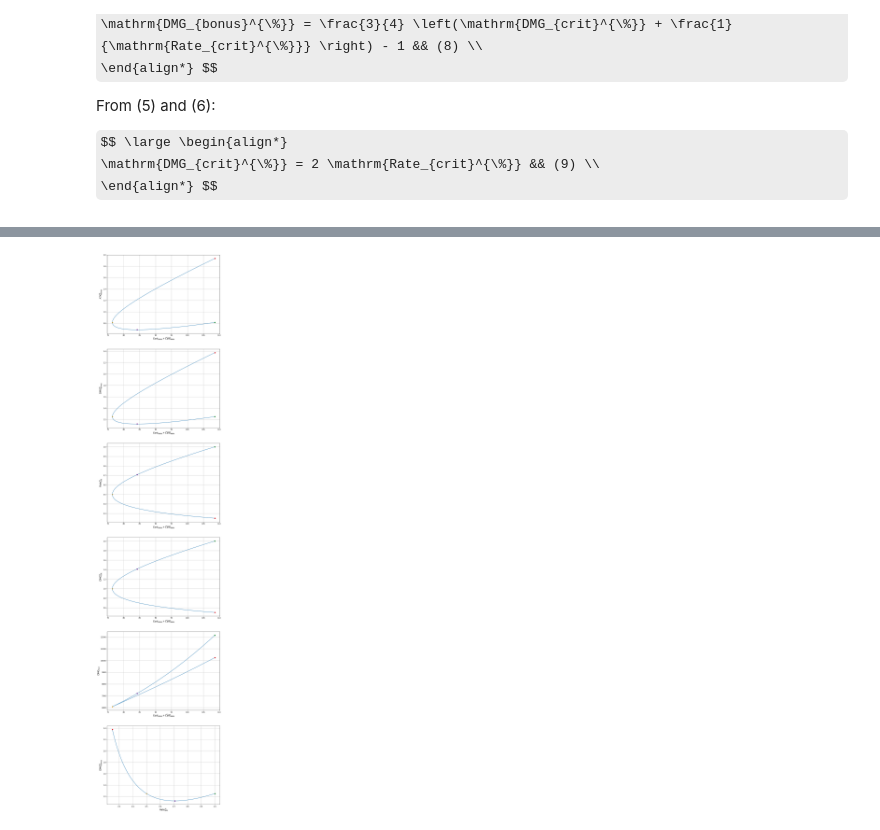
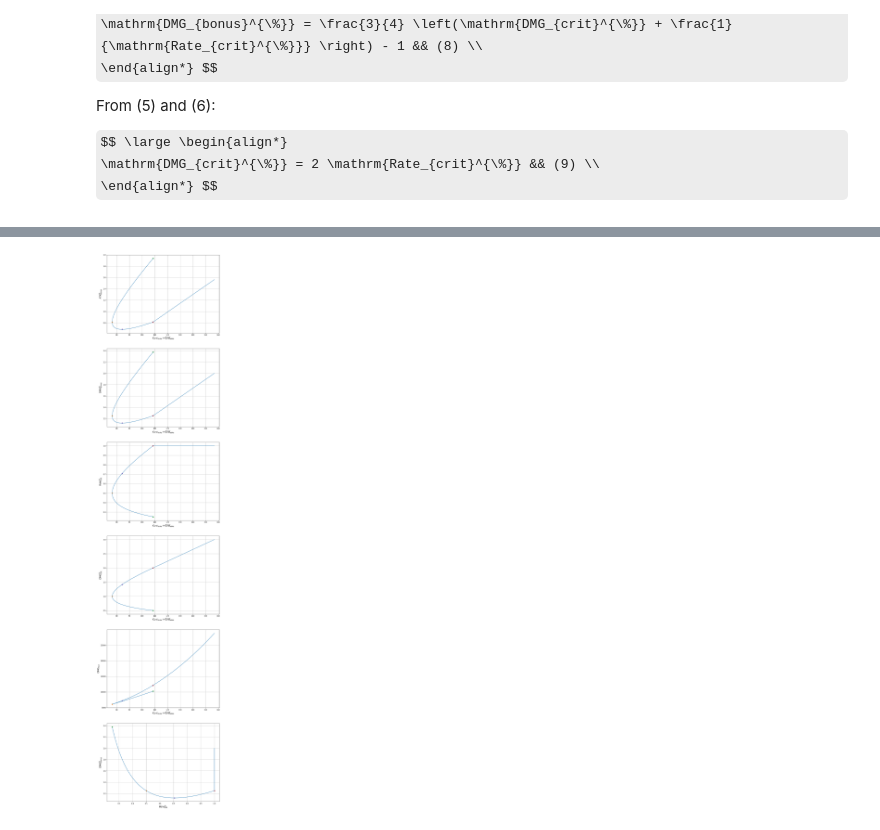
Before and after one commit to raolirom/genshin-notebooks, a Jupyter notebook: artifact-continuous-optimization.ipynb, the cells around one changed output, grey strips where cells are left out. Drawn from its saved outputs; the diff is of its cells as text; code cells hidden in the pictures; some formulas as TeX source.

Commit message:
extended plot after crit_rate = 1

```diff
--- a/artifact-continuous-optimization.ipynb
+++ b/artifact-continuous-optimization.ipynb
@@ -80,76 +80,88 @@ atk_bonus_R = dmg_bonus_R - atk_flat / atk_base
 dmg_out_R = (atk_base * (1 + atk_bonus_R) + atk_flat) * (1 + dmg_bonus_R) * (1 + rate_crit_R * dmg_crit_R)
 cost_R = atk_bonus_R/0.0466 + dmg_bonus_R/0.0466 + rate_crit_R/0.0311 + dmg_crit_R/0.0622
 
+dmg_crit_ext = np.linspace(2.0, 3.0, 1000)
+dmg_bonus_ext = (3/4) * (dmg_crit_ext + 1) - 1
+atk_bonus_ext = dmg_bonus_ext - atk_flat / atk_base
+dmg_out_ext = (atk_base * (1 + atk_bonus_ext) + atk_flat) * (1 + dmg_bonus_ext) * (1 + dmg_crit_ext)
+cost_ext = atk_bonus_ext/0.0466 + dmg_bonus_ext/0.0466 + 1.0/0.0311 + dmg_crit_ext/0.0622
+
 fig, axs = pyplot.subplots(6, figsize=(12, 60))
 
 axs[0].set_ylabel(r'$\mathrm{ATK_{bonus}^{\%}}$', fontsize=14)
 axs[0].set_xlabel(r'$\mathrm{Cost_{stats}} + \mathrm{\widetilde{Cost}_{stats}}$', fontsize=14)
-axs[0].plot(cost, atk_bonus)
-axs[0].scatter(cost[0], atk_bonus[0], color='red')
-axs[0].scatter(cost[-1], atk_bonus[-1], color='green')
-axs[0].scatter(cost_M, atk_bonus_M, color='orange')
-axs[0].scatter(cost_R, atk_bonus_R, color='purple')
+axs[0].plot(cost, atk_bonus, color='C0')
+axs[0].plot(cost_ext, atk_bonus_ext, color='C0')
+axs[0].scatter(cost[0], atk_bonus[0], color='C2')
+axs[0].scatter(cost[-1], atk_bonus[-1], color='C3')
+axs[0].scatter(cost_M, atk_bonus_M, color='C1')
+axs[0].scatter(cost_R, atk_bonus_R, color='C4')
 axs[0].grid()
 
 axs[1].set_ylabel(r'$\mathrm{DMG_{bonus}^{\%}}$', fontsize=14)
 axs[1].set_xlabel(r'$\mathrm{Cost_{stats}} + \mathrm{\widetilde{Cost}_{stats}}$', fontsize=14)
-axs[1].plot(cost, dmg_bonus)
-axs[1].scatter(cost[0], dmg_bonus[0], color='red')
-axs[1].scatter(cost[-1], dmg_bonus[-1], color='green')
-axs[1].scatter(cost_M, dmg_bonus_M, color='orange')
-axs[1].scatter(cost_R, dmg_bonus_R, color='purple')
+axs[1].plot(cost, dmg_bonus, color='C0')
+axs[1].plot(cost_ext, dmg_bonus_ext, color='C0')
+axs[1].scatter(cost[0], dmg_bonus[0], color='C2')
+axs[1].scatter(cost[-1], dmg_bonus[-1], color='C3')
+axs[1].scatter(cost_M, dmg_bonus_M, color='C1')
+axs[1].scatter(cost_R, dmg_bonus_R, color='C4')
 axs[1].grid()
 
 axs[2].set_ylabel(r'$\mathrm{Rate_{crit}^{\%}}$', fontsize=14)
 axs[2].set_xlabel(r'$\mathrm{Cost_{stats}} + \mathrm{\widetilde{Cost}_{stats}}$', fontsize=14)
-axs[2].plot(cost, rate_crit)
-axs[2].scatter(cost[0], rate_crit[0], color='red')
-axs[2].scatter(cost[-1], rate_crit[-1], color='green')
-axs[2].scatter(cost_M, rate_crit_M, color='orange')
-axs[2].scatter(cost_R, rate_crit_R, color='purple')
+axs[2].plot(cost, rate_crit, color='C0')
+axs[2].plot(cost_ext, [1]*1000, color='C0')
+axs[2].scatter(cost[0], rate_crit[0], color='C2')
+axs[2].scatter(cost[-1], rate_crit[-1], color='C3')
+axs[2].scatter(cost_M, rate_crit_M, color='C1')
+axs[2].scatter(cost_R, rate_crit_R, color='C4')
 axs[2].grid()
 
 axs[3].set_ylabel(r'$\mathrm{DMG_{crit}^{\%}}$', fontsize=14)
 axs[3].set_xlabel(r'$\mathrm{Cost_{stats}} + \mathrm{\widetilde{Cost}_{stats}}$', fontsize=14)
-axs[3].plot(cost, dmg_crit)
-axs[3].scatter(cost[0], dmg_crit[0], color='red')
-axs[3].scatter(cost[-1], dmg_crit[-1], color='green')
-axs[3].scatter(cost_M, dmg_crit_M, color='orange')
-axs[3].scatter(cost_R, dmg_crit_R, color='purple')
+axs[3].plot(cost, dmg_crit, color='C0')
+axs[3].plot(cost_ext, dmg_crit_ext, color='C0')
+axs[3].scatter(cost[0], dmg_crit[0], color='C2')
+axs[3].scatter(cost[-1], dmg_crit[-1], color='C3')
+axs[3].scatter(cost_M, dmg_crit_M, color='C1')
+axs[3].scatter(cost_R, dmg_crit_R, color='C4')
 axs[3].grid()
 
 axs[4].set_ylabel(r'$\mathrm{DMG_{out}}$', fontsize=14)
 axs[4].set_xlabel(r'$\mathrm{Cost_{stats}} + \mathrm{\widetilde{Cost}_{stats}}$', fontsize=14)
-axs[4].plot(cost, dmg_out)
-axs[4].scatter(cost[0], dmg_out[0], color='red')
-axs[4].scatter(cost[-1], dmg_out[-1], color='green')
-axs[4].scatter(cost_M, dmg_out_M, color='orange')
-axs[4].scatter(cost_R, dmg_out_R, color='purple')
+axs[4].plot(cost, dmg_out, color='C0')
+axs[4].plot(cost_ext, dmg_out_ext, color='C0')
+axs[4].scatter(cost[0], dmg_out[0], color='C2')
+axs[4].scatter(cost[-1], dmg_out[-1], color='C3')
+axs[4].scatter(cost_M, dmg_out_M, color='C1')
+axs[4].scatter(cost_R, dmg_out_R, color='C4')
 axs[4].grid()
 
 axs[5].set_ylabel(r'$\mathrm{DMG_{bonus}^{\%}}$', fontsize=14)
 axs[5].set_xlabel(r'$\mathrm{Rate_{crit}^{\%}}$', fontsize=14)
-axs[5].plot(rate_crit, dmg_bonus)
-axs[5].scatter(rate_crit[0], dmg_bonus[0], color='red')
-axs[5].scatter(rate_crit[-1], dmg_bonus[-1], color='green')
-axs[5].scatter(rate_crit_M, dmg_bonus_M, color='orange')
-axs[5].scatter(rate_crit_R, dmg_bonus_R, color='purple')
+axs[5].plot(rate_crit, dmg_bonus, color='C0')
+axs[5].plot([1]*1000, dmg_bonus_ext, color='C0')
+axs[5].scatter(rate_crit[0], dmg_bonus[0], color='C2')
+axs[5].scatter(rate_crit[-1], dmg_bonus[-1], color='C3')
+axs[5].scatter(rate_crit_M, dmg_bonus_M, color='C1')
+axs[5].scatter(rate_crit_R, dmg_bonus_R, color='C4')
 axs[5].grid()
 
 print('[Orange point]:')
-print('atk_bonus_M: {}'.format(atk_bonus_M))
-print('dmg_bonus_M: {}'.format(dmg_bonus_M))
-print('rate_crit_M: {}'.format(rate_crit_M))
-print('dmg_crit_M: {}'.format(dmg_crit_M))
-print('dmg_out_M: {}'.format(dmg_out_M))
-print('cost_M: {}\n'.format(cost_M))
+print('atk_bonus = {}'.format(atk_bonus_M))
+print('dmg_bonus = {}'.format(dmg_bonus_M))
+print('rate_crit = {}'.format(rate_crit_M))
+print('dmg_crit = {}'.format(dmg_crit_M))
+print('dmg_out = {}'.format(dmg_out_M))
+print('cost = {}\n'.format(cost_M))
 
 print('[Purple point]:')
-print('atk_bonus_R: {}'.format(atk_bonus_R))
-print('dmg_bonus_R: {}'.format(dmg_bonus_R))
-print('rate_crit_R: 1/sqrt(2) = {}'.format(rate_crit_R))
-print('dmg_crit_R: {}'.format(dmg_crit_R))
-print('dmg_out_R: {}'.format(dmg_out_R))
-print('cost_R: {}\n'.format(cost_R))
+print('atk_bonus = {}'.format(atk_bonus_R))
+print('dmg_bonus = {}'.format(dmg_bonus_R))
+print('rate_crit = 1/sqrt(2) = {}'.format(rate_crit_R))
+print('dmg_crit = {}'.format(dmg_crit_R))
+print('dmg_out = {}'.format(dmg_out_R))
+print('cost = {}\n'.format(cost_R))
 # %% [output]
 [Orange point]:
@@ -170 +182 @@ cost_R: 84.2100295157501
-[figure, old version]
+[figure, new version]
```
Also changed, not shown: parts of 1 cell of this notebook.
